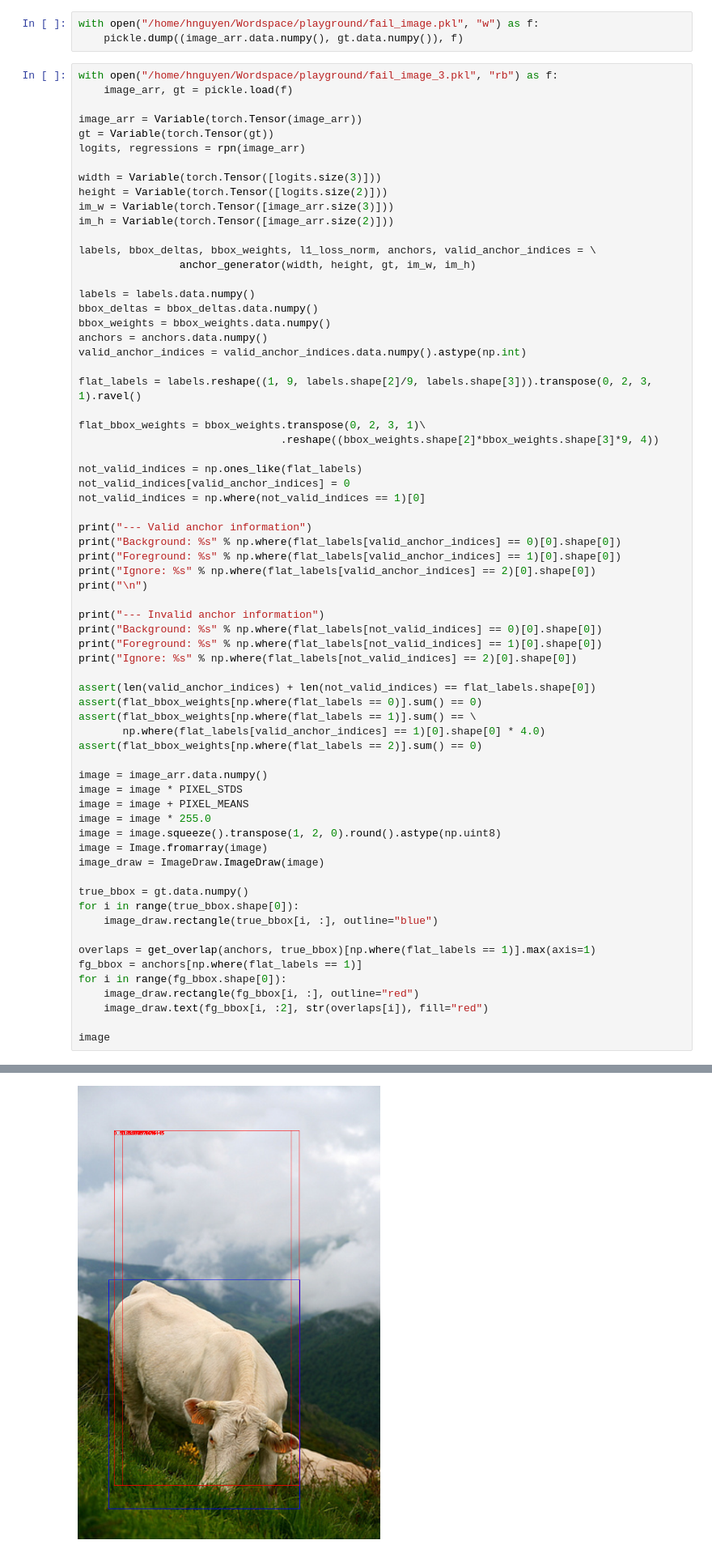
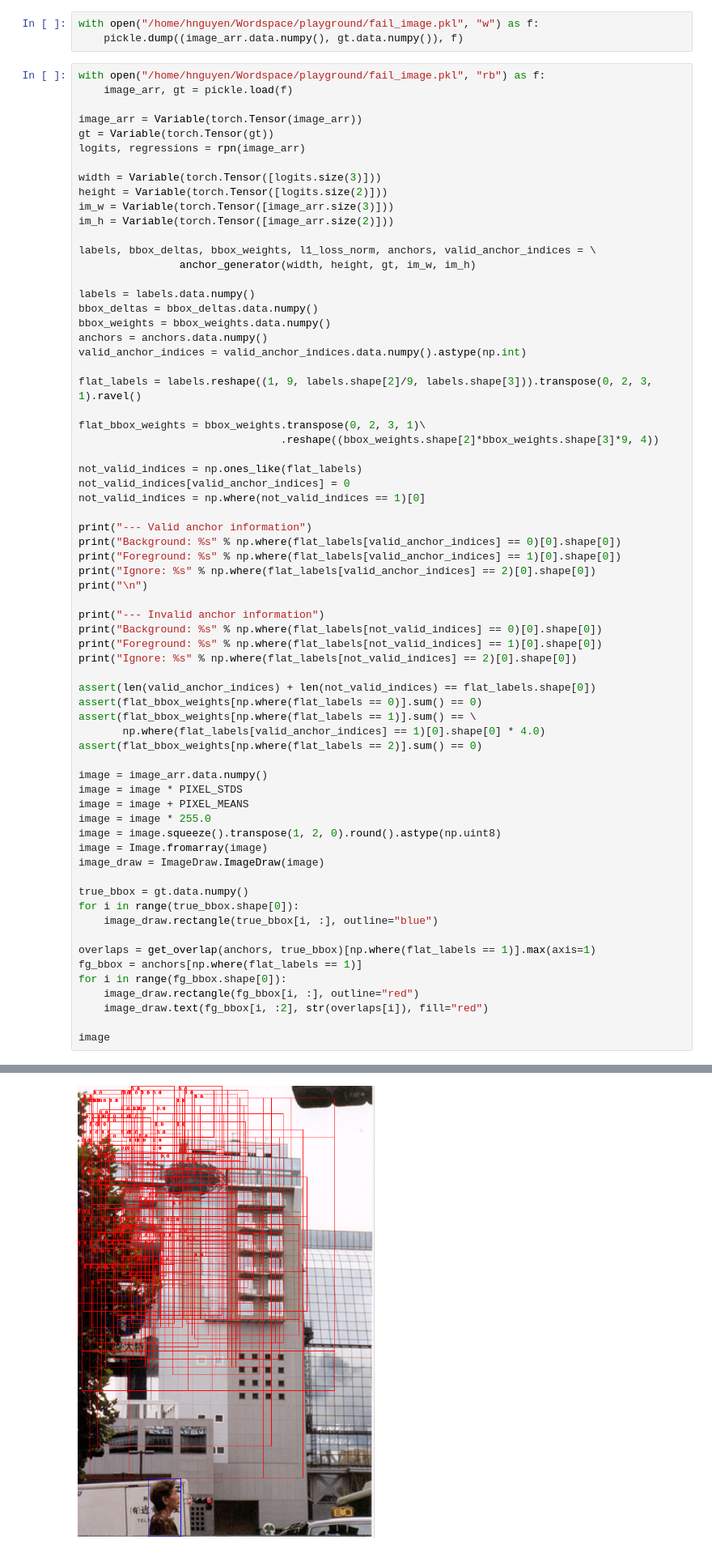
Before and after one commit to haonguyen14/fast-rcnn, a Jupyter notebook: testing_anchor_training_data_generator.ipynb, the cells around one changed output, grey strips where cells are left out. Shown at 81% size. Cells and saved outputs as stored; diff of their text form.

```diff
--- a/testing_anchor_training_data_generator.ipynb
+++ b/testing_anchor_training_data_generator.ipynb
@@ -113,7 +113,7 @@ Suggession: make the constant smaller
 with open("/home/hnguyen/Wordspace/playground/fail_image.pkl", "w") as f:
     pickle.dump((image_arr.data.numpy(), gt.data.numpy()), f)
 # %%
-with open("/home/hnguyen/Wordspace/playground/fail_image_3.pkl", "rb") as f:
+with open("/home/hnguyen/Wordspace/playground/fail_image.pkl", "rb") as f:
     image_arr, gt = pickle.load(f)
 
 image_arr = Variable(torch.Tensor(image_arr))
@@ -187,7 +187,7 @@ Ignore: 1492
 
 
 --- Invalid anchor information
 Background: 0
 Foreground: 0
 Ignore: 2914
-[figure, old version]
+[figure, new version]
```
Also changed, not shown: parts of 5 cells of this notebook, 9 other files.
